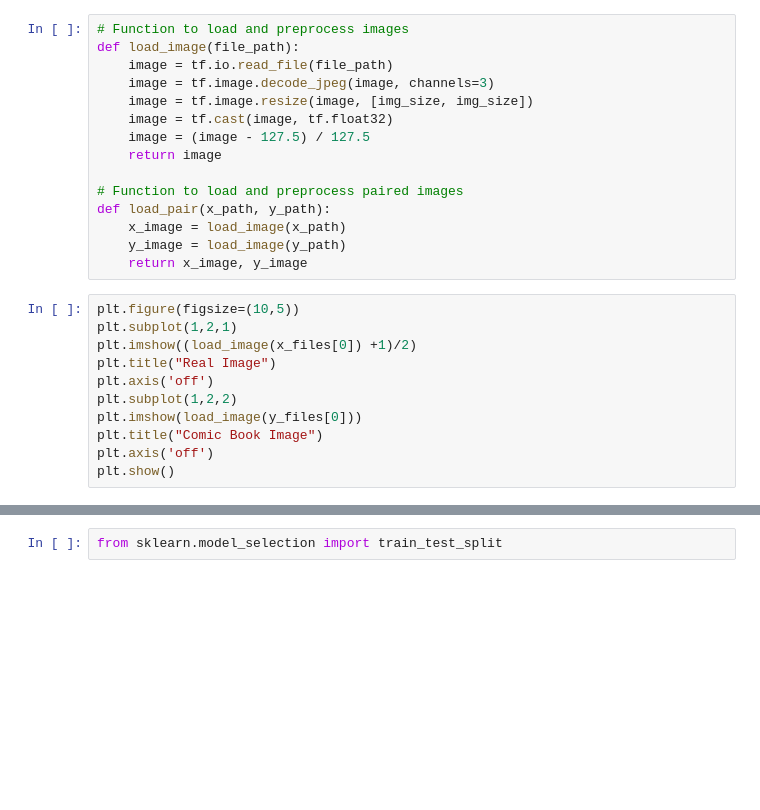
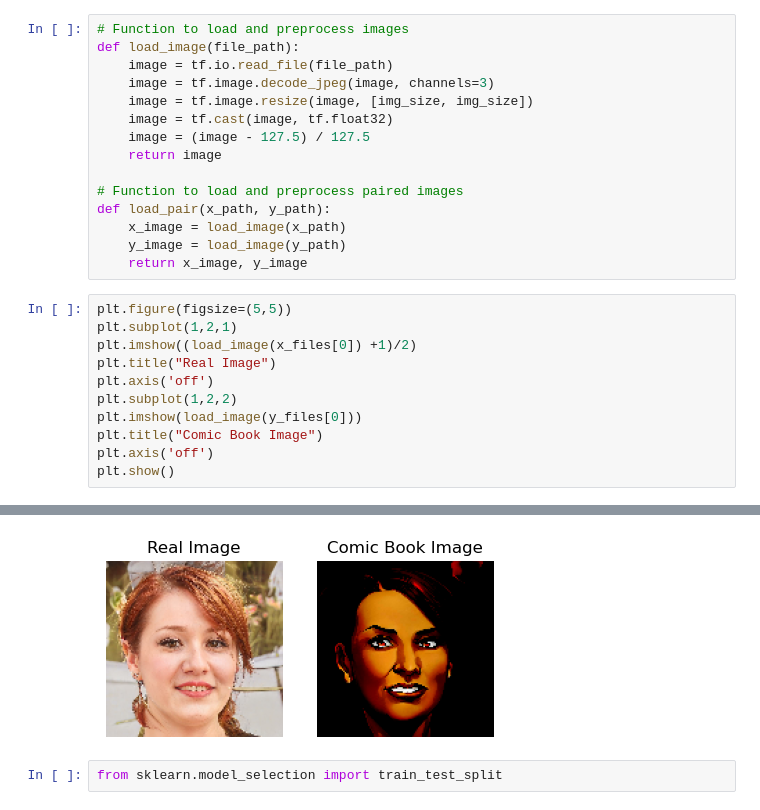
Before and after one commit to IgorJoaquimn/pix2pix, a Jupyter notebook: pix2pix.ipynb, the cells around one changed output, grey strips where cells are left out. Cells and saved outputs as stored; diff of their text form; blank space fills up the shorter version.

```diff
--- a/pix2pix.ipynb
+++ b/pix2pix.ipynb
@@ -41,7 +56,7 @@ def load_pair(x_path, y_path):
     y_image = load_image(y_path)
     return x_image, y_image
 # %%
-plt.figure(figsize=(10,5))
+plt.figure(figsize=(5,5))
 plt.subplot(1,2,1)
 plt.imshow((load_image(x_files[0]) +1)/2)
 plt.title("Real Image")
@@ -51,3 +66,4 @@ plt.imshow(load_image(y_files[0]))
 plt.title("Comic Book Image")
 plt.axis('off')
 plt.show()
+# %% [output]
@@ -54,3 +71,4 @@ plt.show()
+[figure, added]
 # %%
 from sklearn.model_selection import train_test_split
 # %%
```
Also changed, not shown: parts of 15 cells of this notebook, 7 other files.
